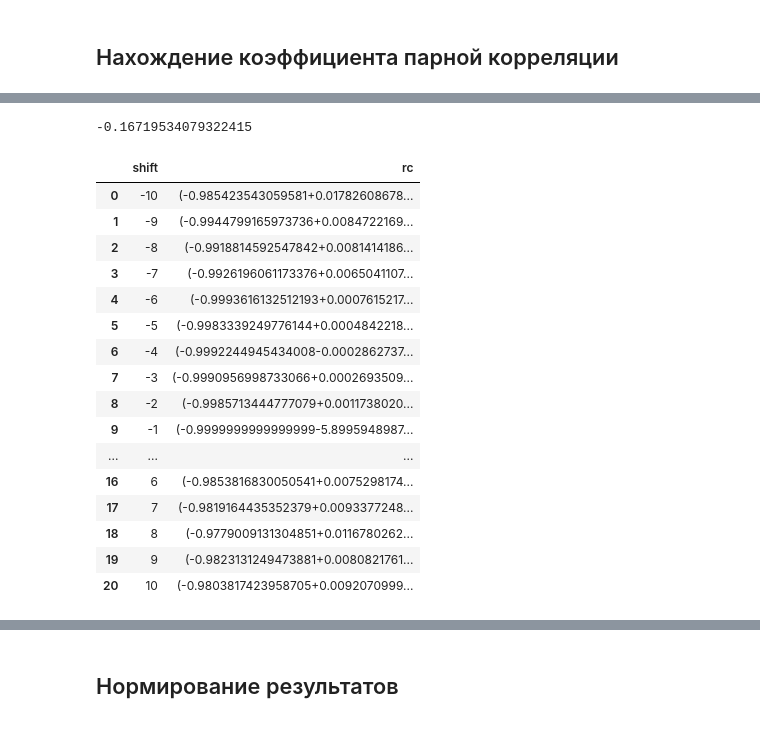
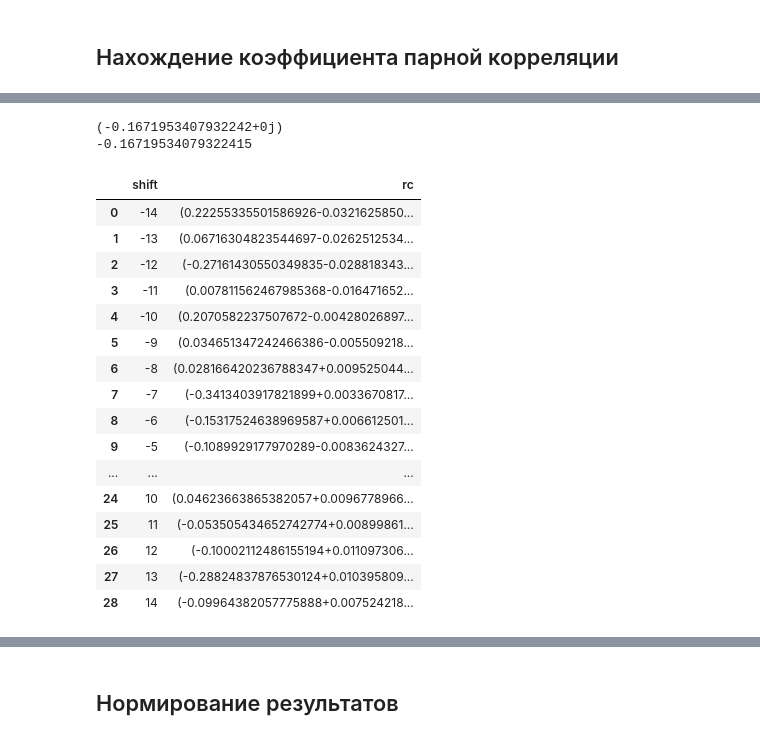
Before and after one commit to baryev/autoregressive-model, a Jupyter notebook: sentimentsAnalysis.ipynb, the cells around one changed output, grey strips where cells are left out. Drawn from its saved outputs; the diff is of its cells as text; code cells hidden in the pictures.

```diff
--- a/sentimentsAnalysis.ipynb
+++ b/sentimentsAnalysis.ipynb
@@ -89,11 +89,22 @@ allRes.head()
 | 4 | 2016-03-01 | -0.200386 | 6152.899902 | 933626200 | 0.902423 | 1.497934 | (0.9024228866896742+1.49793430131... |
 # %% [markdown]
 ## Нахождение коэффициента парной корреляции
-# %%
-def rc(x,y):
-    rc_xy = (
-        ((y.real + 1j*y.imag)*(x.real + 1j*x.imag)).sum()
-        /
-        sqrt(((y.real + 1j*y.imag)**2).sum() * ((x.real + 1j*x.imag)**2).sum())
-        )
-    return rc_xy;
+# %%
+def rc(y,x):
+    #Центрирование
+    yr = y.real - y.real.mean()
+    yi = y.imag - y.imag.mean()
+    xr = x.real - x.real.mean()
+    xi = x.imag - x.imag.mean()
+
+#     print(y.real.mean())
+#     print(y.imag.mean())
+#     print(x.real.mean())
+#     print(x.imag.mean())
+
+    rc_xy = (
+        ((yr + 1j*yi)*(xr + 1j*xi)).sum()
+        /
+        sqrt(((yr + 1j*yi)**2).sum() * ((xr + 1j*xi)**2).sum())
+        )
+    return rc_xy;
@@ -130,45 +151,48 @@ rc price-volume*1000: (1.0018508539311013+0.005173814550211552j)
 # %%
+#rc
+print(rc(allRes['volume'], allRes['price']))
 #Стандартная функция для нахождения корреляции
-np.corrcoef(allRes['volume'], allRes['price'])[0][1]
+print(np.corrcoef(allRes['volume'], allRes['price'])[0][1])
 # %% [output]
+(-0.1671953407932242+0j)
 -0.16719534079322415
 # %%
-startShift = -10
-endShift = 10
+startShift = -14
+endShift = 14
 rcdf = pd.DataFrame(columns=('shift', 'rc'))
 
 for i in range(startShift, endShift+1):
     if (i < 0):
         row = pd.DataFrame({"shift":[i],
-                            "rc": [rc(allRes['sentimentCoef'].iloc[:-i],
-                                  allRes['complex'].shift(i).iloc[:-i])]})
+                            "rc": [rc(allRes['sentimentCoef'].iloc[:i],
+                                  allRes['complex'].shift(i).iloc[:i])]})
     elif (i == 0):
         row = pd.DataFrame({"shift":[i],
                             "rc": [rc(allRes['sentimentCoef'],
                                   allRes['complex'])]})
     else:
         row = pd.DataFrame({"shift":[i],
                         "rc": [rc(allRes['sentimentCoef'].iloc[i:],
                                   allRes['complex'].shift(i).iloc[i:])]})
 
     rcdf = rcdf.append(row, ignore_index=True)
 
 rcdf
 # %% [output]
 |  | shift | rc |
-| 0 | -10 | (-0.985423543059581+0.01782608678... |
-| 1 | -9 | (-0.9944799165973736+0.0084722169... |
-| 2 | -8 | (-0.9918814592547842+0.0081414186... |
-| 3 | -7 | (-0.9926196061173376+0.0065041107... |
-| 4 | -6 | (-0.9993616132512193+0.0007615217... |
-| 5 | -5 | (-0.9983339249776144+0.0004842218... |
-| 6 | -4 | (-0.9992244945434008-0.0002862737... |
-| 7 | -3 | (-0.9990956998733066+0.0002693509... |
-| 8 | -2 | (-0.9985713444777079+0.0011738020... |
-| 9 | -1 | (-0.9999999999999999-5.8995948987... |
+| 0 | -14 | (0.22255335501586926-0.0321625850... |
+| 1 | -13 | (0.06716304823544697-0.0262512534... |
+| 2 | -12 | (-0.27161430550349835-0.028818343... |
+| 3 | -11 | (0.007811562467985368-0.016471652... |
+| 4 | -10 | (0.2070582237507672-0.00428026897... |
+| 5 | -9 | (0.034651347242466386-0.005509218... |
+| 6 | -8 | (0.028166420236788347+0.009525044... |
+| 7 | -7 | (-0.3413403917821899+0.0033670817... |
+| 8 | -6 | (-0.15317524638969587+0.006612501... |
+| 9 | -5 | (-0.1089929177970289-0.0083624327... |
 | ... | ... | ... |
-| 16 | 6 | (-0.9853816830050541+0.0075298174... |
-| 17 | 7 | (-0.9819164435352379+0.0093377248... |
-| 18 | 8 | (-0.9779009131304851+0.0116780262... |
-| 19 | 9 | (-0.9823131249473881+0.0080821761... |
-| 20 | 10 | (-0.9803817423958705+0.0092070999... |
+| 24 | 10 | (0.04623663865382057+0.0096778966... |
+| 25 | 11 | (-0.053505434652742774+0.00899861... |
+| 26 | 12 | (-0.10002112486155194+0.011097306... |
+| 27 | 13 | (-0.28824837876530124+0.010395809... |
+| 28 | 14 | (-0.09964382057775888+0.007524218... |
```
Also changed, not shown: parts of 5 cells of this notebook.
